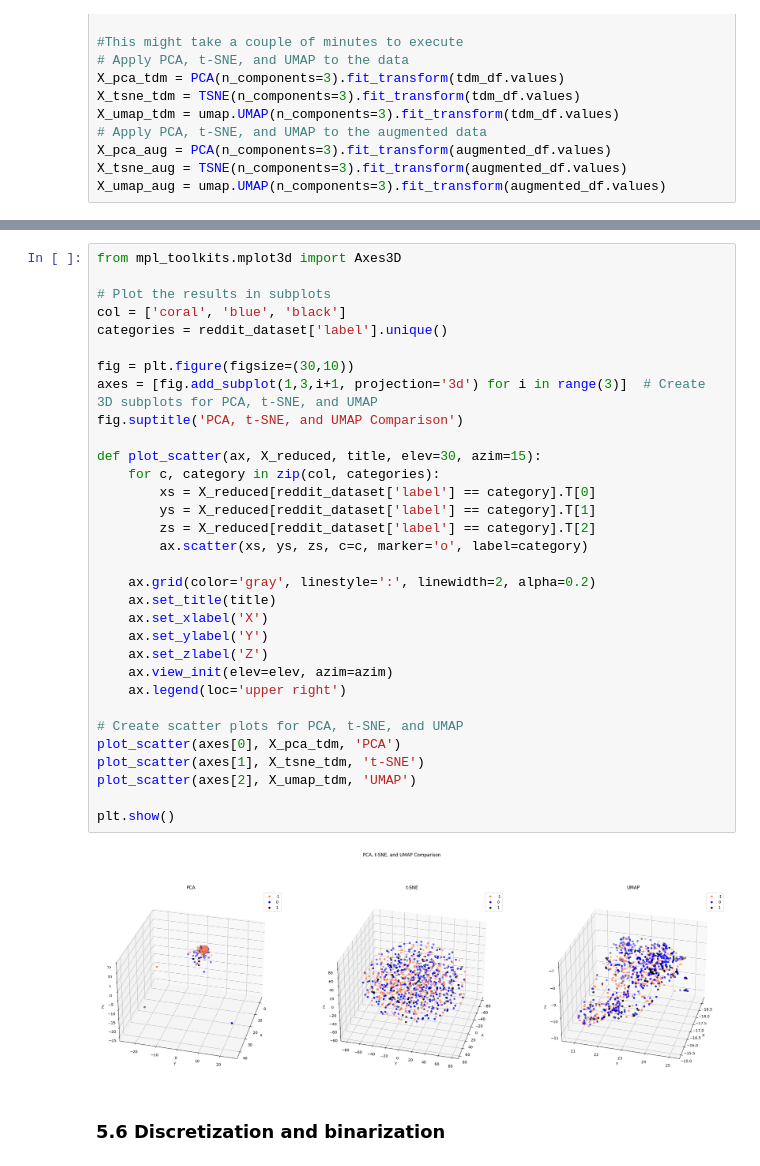
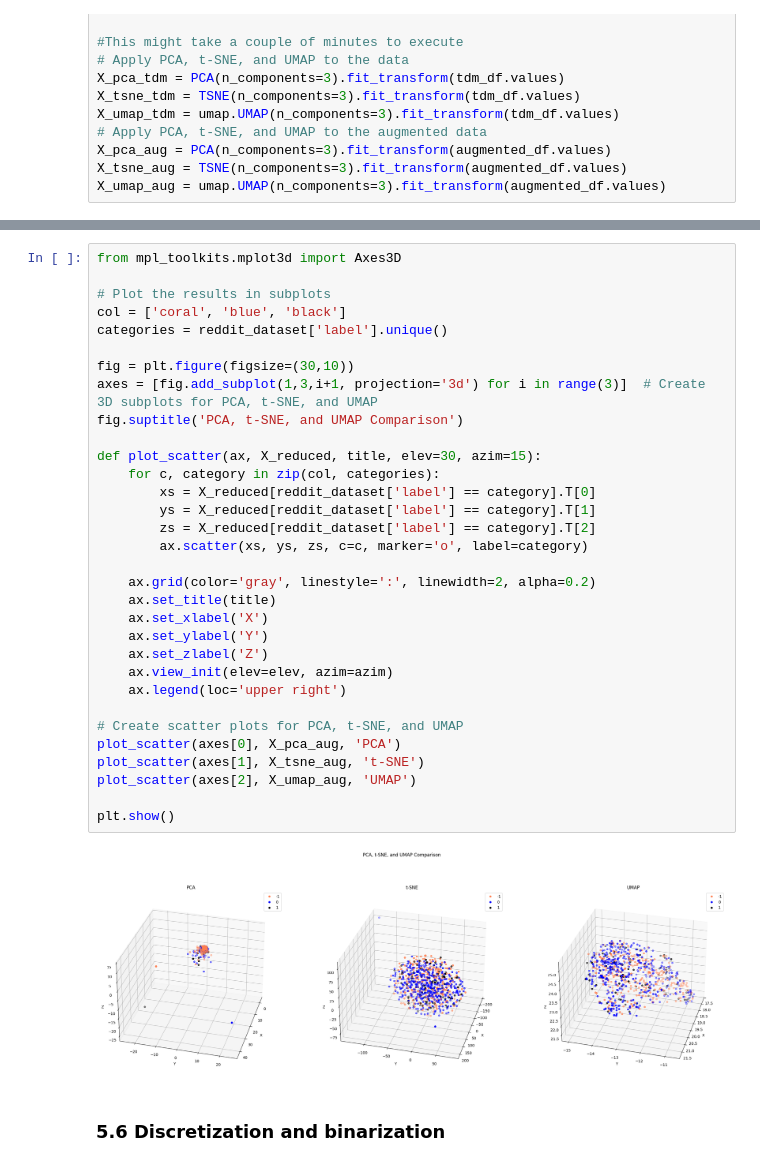
Before and after one commit to leo66ho/DM2025-Lab1-Exercise, a Jupyter notebook: DM2025-Lab1-Homework.ipynb, the cells around one changed output, grey strips where cells are left out. Drawn from its saved outputs; the diff is of its cells as text.

```diff
--- a/DM2025-Lab1-Homework.ipynb
+++ b/DM2025-Lab1-Homework.ipynb
@@ -875,37 +853,37 @@ plt.show()
 # %%
 from mpl_toolkits.mplot3d import Axes3D
 
 # Plot the results in subplots
 col = ['coral', 'blue', 'black']
 categories = reddit_dataset['label'].unique()
 
 fig = plt.figure(figsize=(30,10))
 axes = [fig.add_subplot(1,3,i+1, projection='3d') for i in range(3)]  # Create 3D subplots for PCA, t-SNE, and UMAP
 fig.suptitle('PCA, t-SNE, and UMAP Comparison')
 
 def plot_scatter(ax, X_reduced, title, elev=30, azim=15):
     for c, category in zip(col, categories):
         xs = X_reduced[reddit_dataset['label'] == category].T[0]
         ys = X_reduced[reddit_dataset['label'] == category].T[1]
         zs = X_reduced[reddit_dataset['label'] == category].T[2]
         ax.scatter(xs, ys, zs, c=c, marker='o', label=category)
 
     ax.grid(color='gray', linestyle=':', linewidth=2, alpha=0.2)
     ax.set_title(title)
     ax.set_xlabel('X')
     ax.set_ylabel('Y')
     ax.set_zlabel('Z')
     ax.view_init(elev=elev, azim=azim)
     ax.legend(loc='upper right')
 
 # Create scatter plots for PCA, t-SNE, and UMAP
-plot_scatter(axes[0], X_pca_tdm, 'PCA')
-plot_scatter(axes[1], X_tsne_tdm, 't-SNE')
-plot_scatter(axes[2], X_umap_tdm, 'UMAP')
+plot_scatter(axes[0], X_pca_aug, 'PCA')
+plot_scatter(axes[1], X_tsne_aug, 't-SNE')
+plot_scatter(axes[2], X_umap_aug, 'UMAP')
 
 plt.show()
 # %% [output]
-[figure, old version]
+[figure, new version]
 # %% [markdown]
 ### 5.6 Discretization and binarization
 # %%
```
Also changed, not shown: parts of 23 cells of this notebook.
